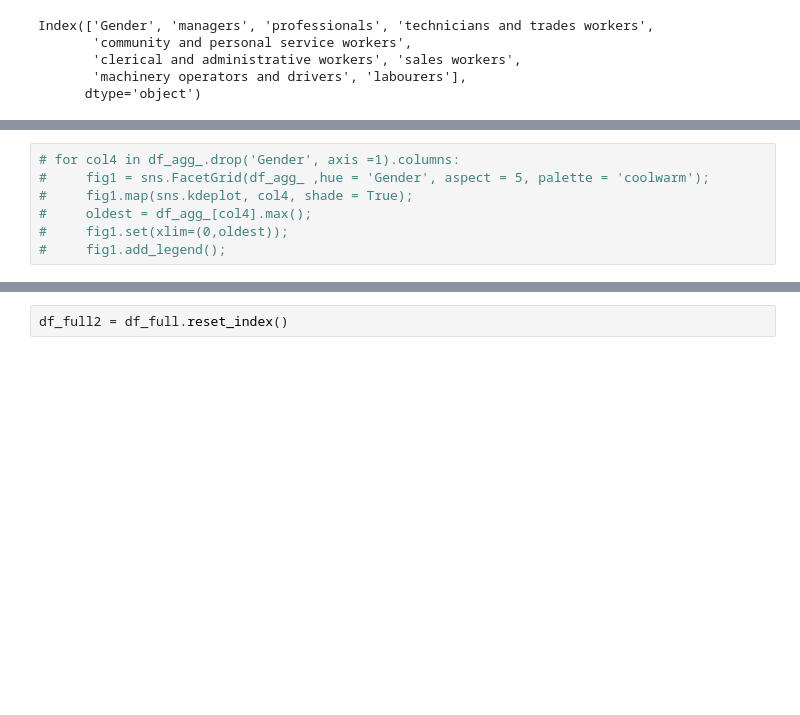
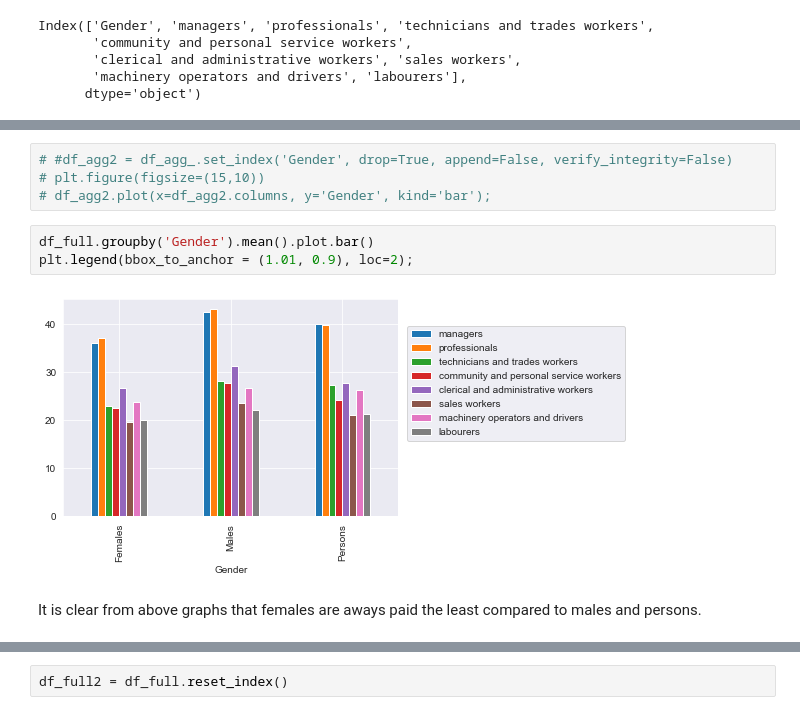
Before and after one commit to Carol-Kelly/Hamoye-Data-Warehouse-ProjectTeam, a Jupyter notebook: EDA_me.ipynb, the cells around one changed output, grey strips where cells are left out. Saved outputs shown, nothing was run; the diff lists cells and outputs as text; blank space fills up the shorter version.

```diff
--- a/EDA_me.ipynb
+++ b/EDA_me.ipynb
@@ -575,10 +608,14 @@ df_agg_
 | 0 | Females | 35.964286 | 37.065714 | 22.979286 | 22.597857 | 26.558571 | ... |
 | 1 | Males | 42.518571 | 43.027143 | 28.033571 | 27.697143 | 31.219286 | ... |
 | 2 | Persons | 40.051429 | 39.708571 | 27.290000 | 24.186429 | 27.736429 | ... |
-# %%
-# for col4 in df_agg_.drop('Gender', axis =1).columns:
-#     fig1 = sns.FacetGrid(df_agg_ ,hue = 'Gender', aspect = 5, palette = 'coolwarm');
-#     fig1.map(sns.kdeplot, col4, shade = True);
-#     oldest = df_agg_[col4].max();
-#     fig1.set(xlim=(0,oldest));
-#     fig1.add_legend();
+# %%
+# #df_agg2 = df_agg_.set_index('Gender', drop=True, append=False, verify_integrity=False)
+# plt.figure(figsize=(15,10))
+# df_agg2.plot(x=df_agg2.columns, y='Gender', kind='bar');
+# %%
+df_full.groupby('Gender').mean().plot.bar()
+plt.legend(bbox_to_anchor = (1.01, 0.9), loc=2);
+# %% [output]
+[figure, added]
+# %% [markdown]
+It is clear from above graphs that females are aways paid the least compared to males and persons.
```
Also changed, not shown: parts of 23 cells of this notebook.
